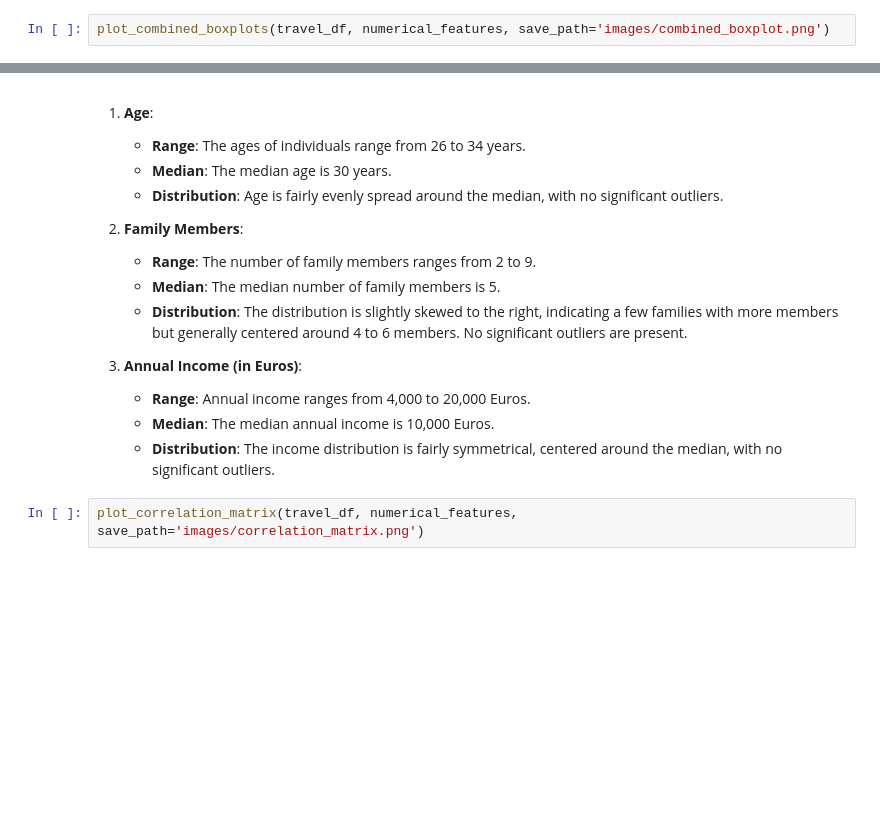
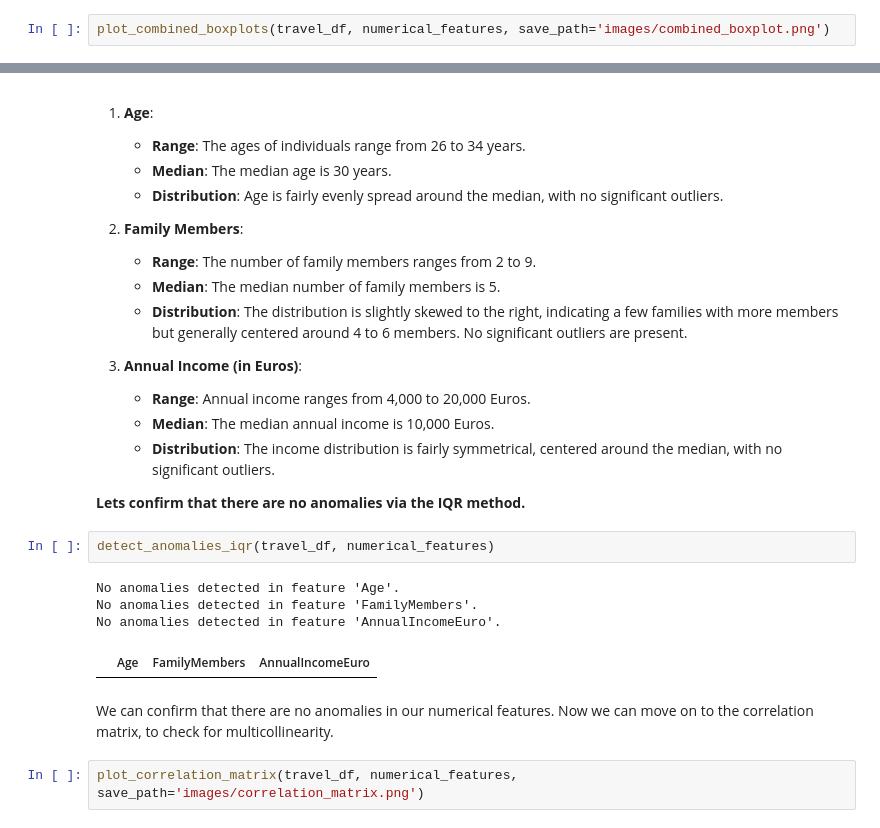
Before and after one commit to vytautas-bunevicius/travel-insurance-classifier, a Jupyter notebook: travel-insurance.ipynb, the cells around one changed output, grey strips where cells are left out. Drawn from its saved outputs; the diff is of its cells as text; blank space fills up the shorter version.

Commit message:
IQR check for anomalies

```diff
--- a/travel-insurance.ipynb
+++ b/travel-insurance.ipynb
@@ -265,6 +261,17 @@ Image(filename="images/combined_boxplot.png")
    - **Range**: Annual income ranges from 4,000 to 20,000 Euros.
    - **Median**: The median annual income is 10,000 Euros.
    - **Distribution**: The income distribution is fairly symmetrical, centered around the median, with no significant outliers.
+
+**Lets confirm that there are no anomalies via the IQR method.**
+# %%
+detect_anomalies_iqr(travel_df, numerical_features)
+# %% [output]
+No anomalies detected in feature 'Age'.
+No anomalies detected in feature 'FamilyMembers'.
+No anomalies detected in feature 'AnnualIncomeEuro'.
+|  | Age | FamilyMembers | AnnualIncomeEuro |
+# %% [markdown]
+We can confirm that there are no anomalies in our numerical features. Now we can move on to the correlation matrix, to check for multicollinearity.
 # %%
 plot_correlation_matrix(travel_df, numerical_features, save_path='images/correlation_matrix.png')
 # %%
```
Also changed, not shown: parts of 7 cells of this notebook, 8 other files.
